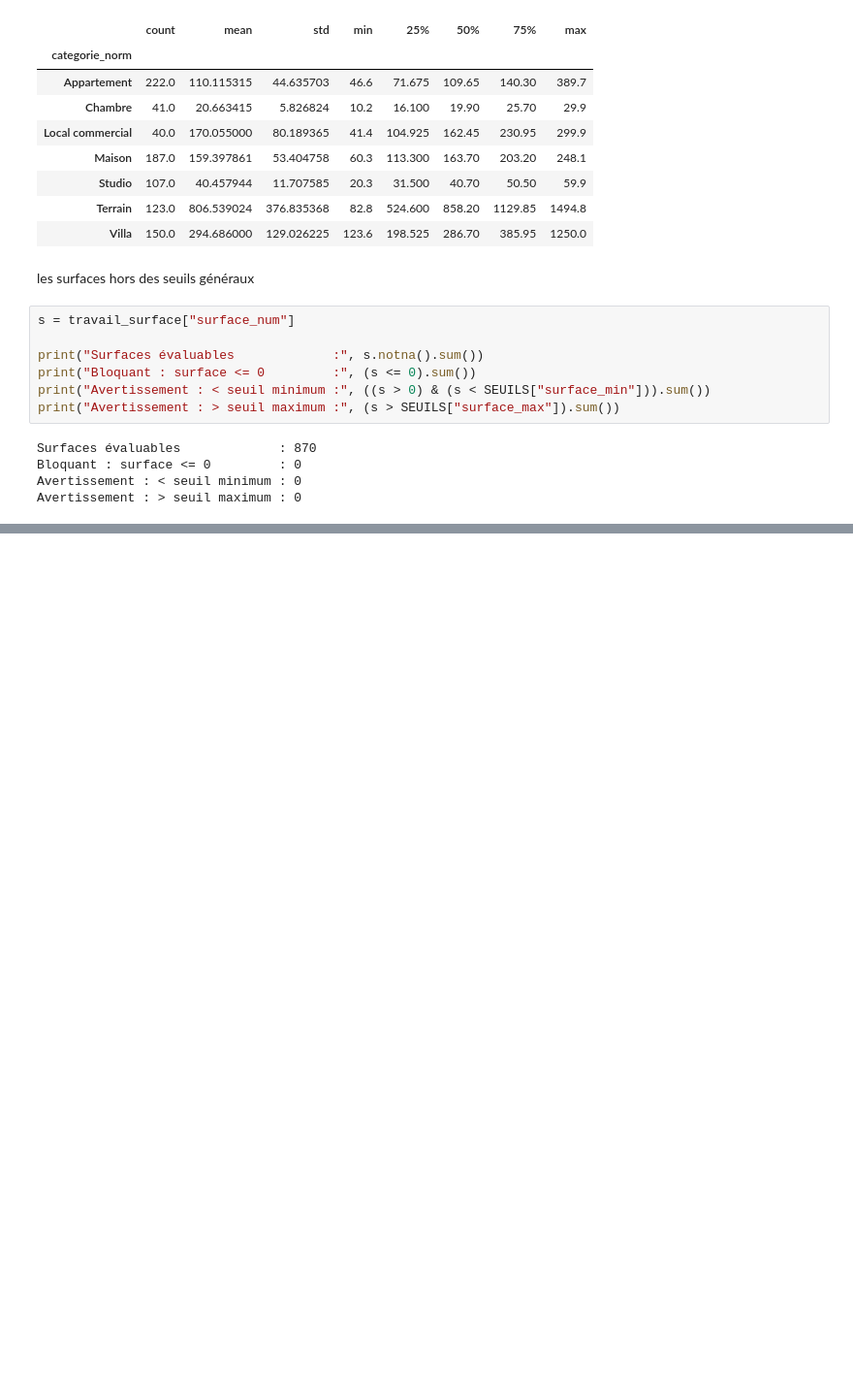
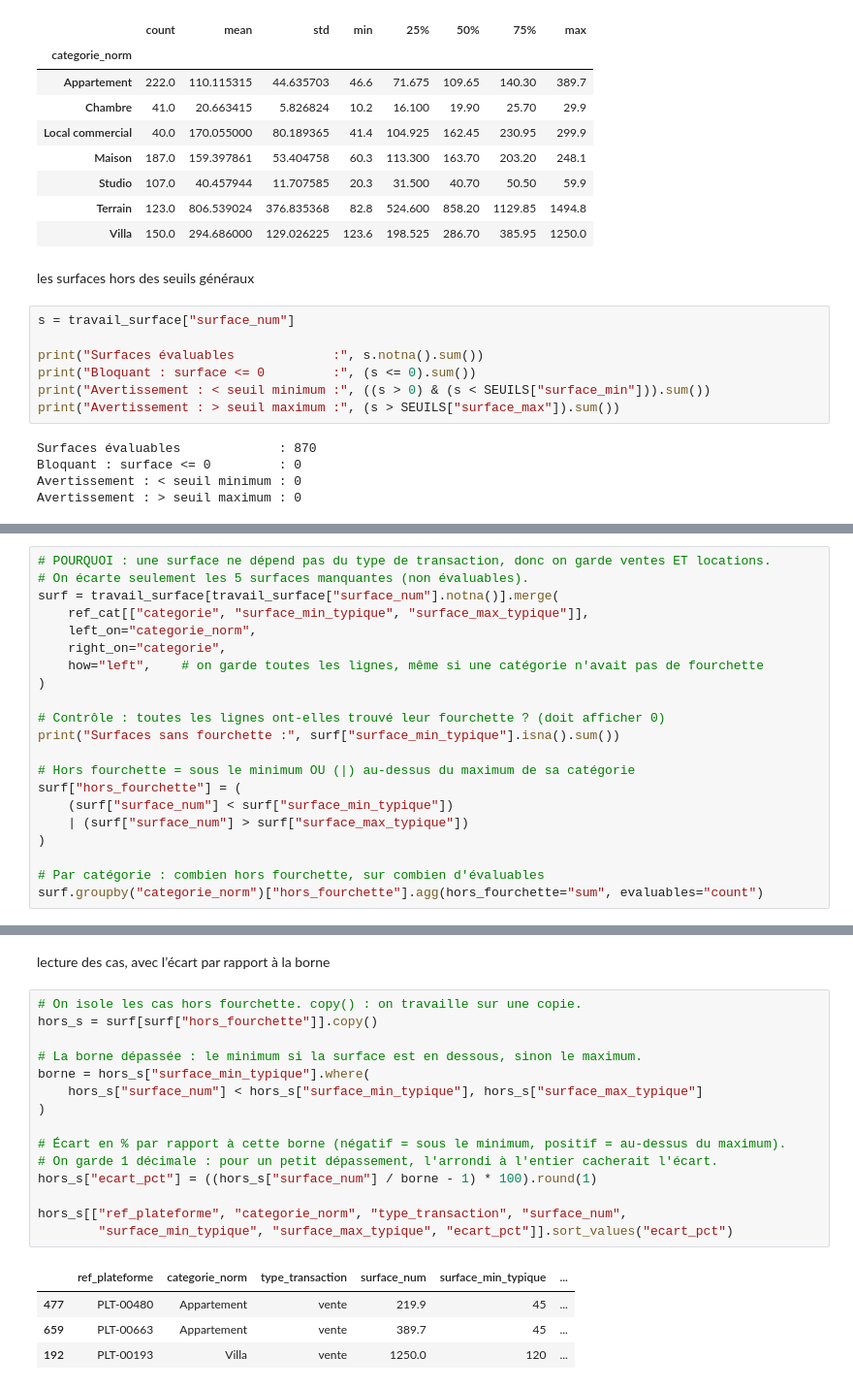
Before and after one commit to moussambkdiaby/immo-analyse, a Jupyter notebook: notebooks/00_profilage.ipynb, the cells around one changed output, grey strips where cells are left out. Shown at 97% size. Cells and saved outputs as stored; diff of their text form; blank space fills up the shorter version.

```diff
--- a/notebooks/00_profilage.ipynb
+++ b/notebooks/00_profilage.ipynb
@@ -790,0 +795,21 @@ Avertissement : > seuil maximum : 0
+# %%
+# POURQUOI : une surface ne dépend pas du type de transaction, donc on garde ventes ET locations.
+# On écarte seulement les 5 surfaces manquantes (non évaluables).
+surf = travail_surface[travail_surface["surface_num"].notna()].merge(
+    ref_cat[["categorie", "surface_min_typique", "surface_max_typique"]],
+    left_on="categorie_norm",
+    right_on="categorie",
+    how="left",    # on garde toutes les lignes, même si une catégorie n'avait pas de fourchette
+)
+
+# Contrôle : toutes les lignes ont-elles trouvé leur fourchette ? (doit afficher 0)
+print("Surfaces sans fourchette :", surf["surface_min_typique"].isna().sum())
+
+# Hors fourchette = sous le minimum OU (|) au-dessus du maximum de sa catégorie
+surf["hors_fourchette"] = (
+    (surf["surface_num"] < surf["surface_min_typique"])
+    | (surf["surface_num"] > surf["surface_max_typique"])
+)
+
+# Par catégorie : combien hors fourchette, sur combien d'évaluables
+surf.groupby("categorie_norm")["hors_fourchette"].agg(hors_fourchette="sum", evaluables="count")
@@ -790,0 +827,22 @@ Avertissement : > seuil maximum : 0
+# %% [markdown]
+lecture des  cas, avec l’écart par rapport à la borne
+# %%
+# On isole les cas hors fourchette. copy() : on travaille sur une copie.
+hors_s = surf[surf["hors_fourchette"]].copy()
+
+# La borne dépassée : le minimum si la surface est en dessous, sinon le maximum.
+borne = hors_s["surface_min_typique"].where(
+    hors_s["surface_num"] < hors_s["surface_min_typique"], hors_s["surface_max_typique"]
+)
+
+# Écart en % par rapport à cette borne (négatif = sous le minimum, positif = au-dessus du maximum).
+# On garde 1 décimale : pour un petit dépassement, l'arrondi à l'entier cacherait l'écart.
+hors_s["ecart_pct"] = ((hors_s["surface_num"] / borne - 1) * 100).round(1)
+
+hors_s[["ref_plateforme", "categorie_norm", "type_transaction", "surface_num",
+        "surface_min_typique", "surface_max_typique", "ecart_pct"]].sort_values("ecart_pct")
+# %% [output]
+|  | ref_plateforme | categorie_norm | type_transaction | surface_num | surface_min_typique | ... |
+| 477 | PLT-00480 | Appartement | vente | 219.9 | 45 | ... |
+| 659 | PLT-00663 | Appartement | vente | 389.7 | 45 | ... |
+| 192 | PLT-00193 | Villa | vente | 1250.0 | 120 | ... |
```
Also changed, not shown: parts of 7 cells of this notebook.
